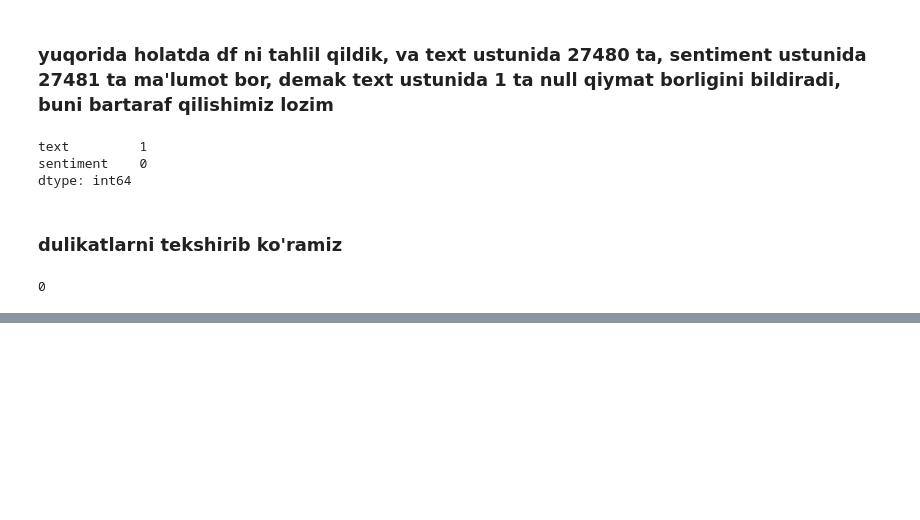
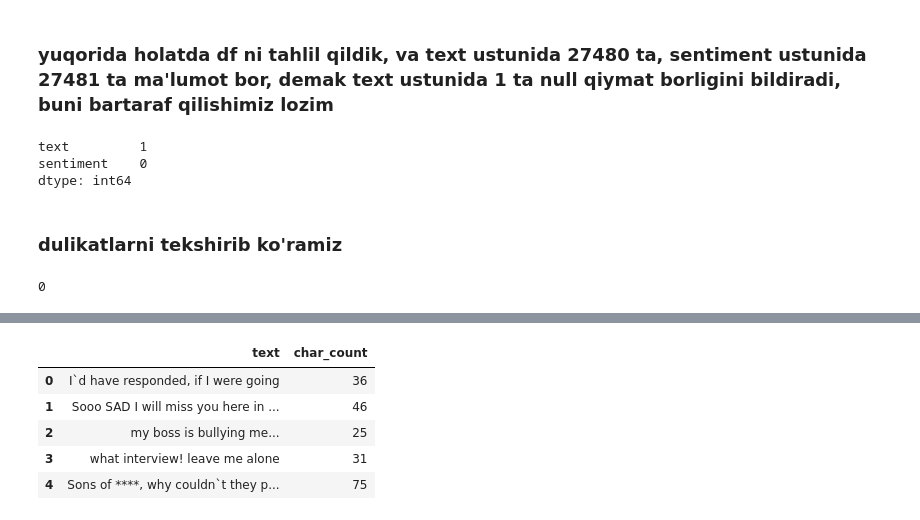
Before and after one commit to iMan0405/Portfolio_DT_vs_AI, a Jupyter notebook: Sentiment_Analysis_for_Social_Media.ipynb, the cells around one changed output, grey strips where cells are left out. Drawn from its saved outputs; the diff is of its cells as text; code cells hidden in the pictures; blank space fills up the shorter version.

```diff
--- a/Sentiment_Analysis_for_Social_Media.ipynb
+++ b/Sentiment_Analysis_for_Social_Media.ipynb
@@ -104,0 +117,10 @@ df.duplicated().sum()
+# %%
+df['char_count'] = df['text'].str.len()
+df[['text', 'char_count']].head()
+# %% [output]
+|  | text | char_count |
+| 0 | I`d have responded, if I were going | 36 |
+| 1 | Sooo SAD I will miss you here in ... | 46 |
+| 2 | my boss is bullying me... | 25 |
+| 3 | what interview! leave me alone | 31 |
+| 4 | Sons of ****, why couldn`t they p... | 75 |
```
Also changed, not shown: parts of 2 cells of this notebook.
